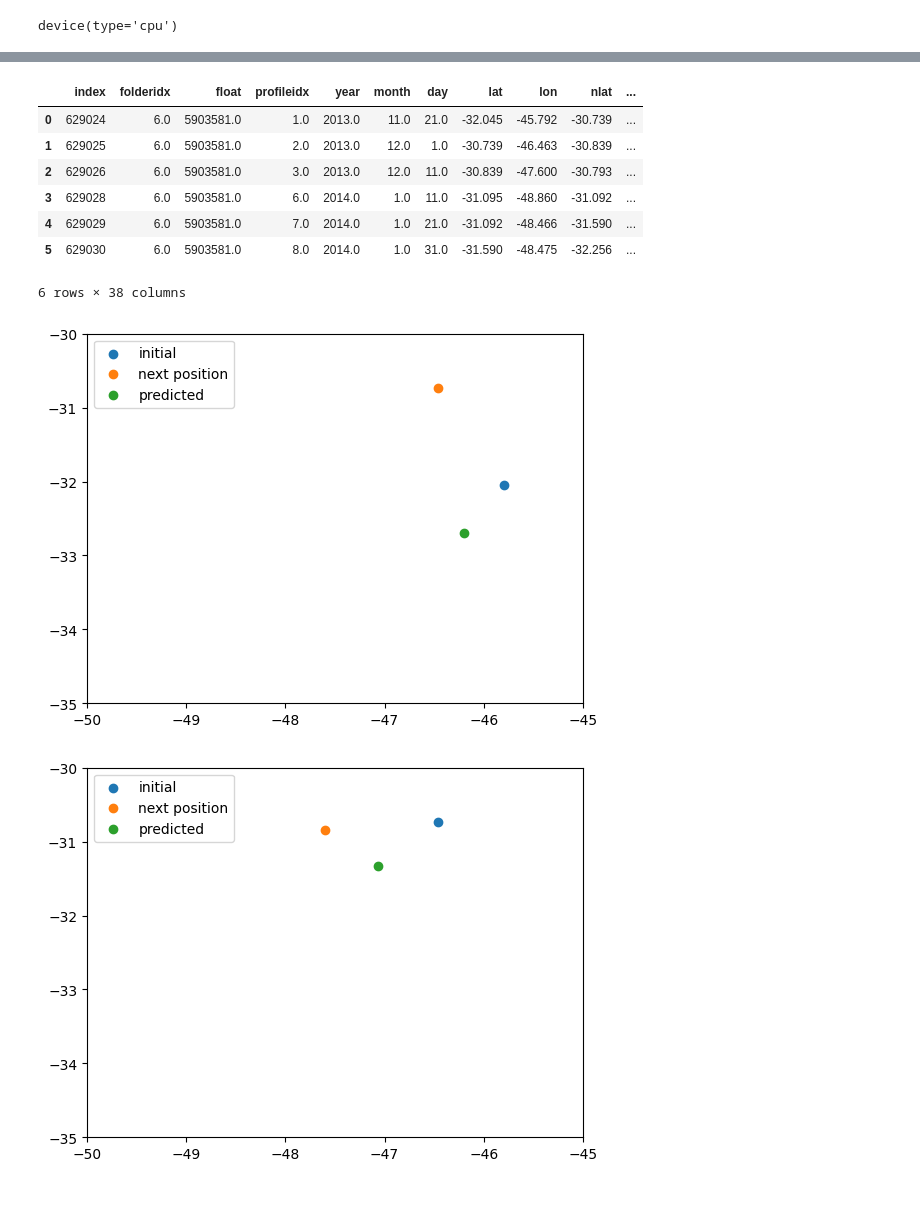
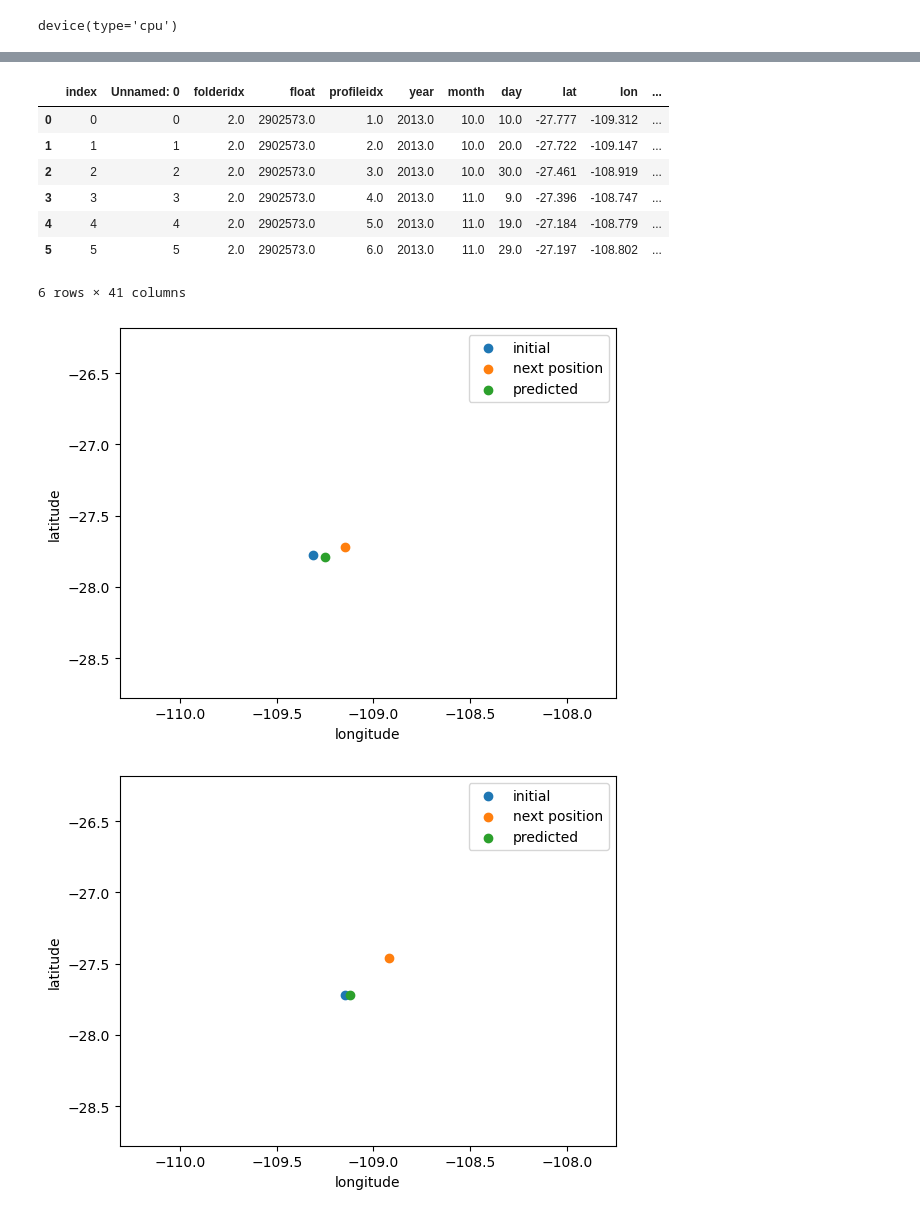
Before and after one commit to kalkulator413/argo_nn, a Jupyter notebook: train.ipynb, the cells around one changed output, grey strips where cells are left out. Cells and saved outputs as stored; diff of their text form; code cells hidden in the pictures.

Commit message:
update training code

```diff
--- a/train.ipynb
+++ b/train.ipynb
@@ -59,0 +30,4 @@ data
+# %%
+scales = [max(i) for i in np.abs(complete[['bath1', 'bath2']].to_numpy())]
+complete = complete.assign(bath1 = complete.get('bath1') / scales).assign(bath2 = complete.get('bath2') / scales)
+complete
@@ -142,19 +117,26 @@ X, Y = shuffle(X, Y)
 X_train, X_test, Y_train, Y_test = train_test_split(X, Y, test_size=0.2)
 # %%
 model = nn.Sequential(
-    nn.Linear(X.size()[1], 2)
+    nn.Linear(X.size()[1], 32),
+    nn.LeakyReLU(),
+    nn.Linear(32, 16),
+    nn.LeakyReLU(),
+    nn.Linear(16, 2)
 ).to(device)
-optimizer = torch.optim.SGD(model.parameters(), lr=0.01)
+optimizer = torch.optim.SGD(model.parameters(), lr=.1)
 criterion = nn.MSELoss()
 
+# todo: try different batch sizes
 losses = []
-for epoch in range(20):
+for epoch in range(10):
   optimizer.zero_grad()
-
-  guess = model(X_train)
-  loss = criterion(guess, Y_train)
-  loss.backward()
-  optimizer.step()
+  for i in range(len(X_train)):
+    x = X_train[i]
+    y = Y_train[i]
+    guess = model(x)
+    loss = criterion(guess, y)
+    loss.backward()
+    optimizer.step()
 
   losses.append(loss.cpu().detach().numpy())
 
@@ -169,34 +161,34 @@ test loss: 683.5501
 # %%
 # picking a contiguous sequence
-just_one = data[data.get('float') == 5903581.0].head(6)
-small_test = torch.tensor(just_one[['ts1', 'ts2', 'ts3', 'ts4', 'ts5', 'ts6', 'ts7', 'ts8', 'prev_dy', 'prev_dx']].to_numpy()).float().to(device)
-# small_test = torch.tensor(just_one[['ts1', 'ts2', 'ts3', 'ts4', 'ts5', 'ts6', 'ts7', 'ts8',
-#              'prev_ts1', 'prev_ts2', 'prev_ts3', 'prev_ts4', 'prev_ts5', 'prev_ts6',
-#              'prev_ts7', 'prev_ts8', 'prev_dy', 'prev_dx']].to_numpy()).float().to(device)
-# small_test = torch.tensor(just_one[['prev_dy', 'prev_dx']].to_numpy()).float().to(device)
+just_one = data[data.get('float') == 2902573.0].head(6)
+
+small_test = torch.tensor(just_one[chosen_params[:-2]].to_numpy()).float().to(device)
 pred = model(small_test).detach().numpy()
+# pred = model.predict(small_test)
 just_one = just_one.assign(pnlat = pred[:, 0] + just_one.get('lat'))
 just_one = just_one.assign(pnlon = pred[:, 1] + just_one.get('lon')).reset_index()
 just_one
 # %% [output]
-|  | index | folderidx | float | profileidx | year | month | day | lat | lon | nlat | ... |
-| 0 | 629024 | 6.0 | 5903581.0 | 1.0 | 2013.0 | 11.0 | 21.0 | -32.045 | -45.792 | -30.739 | ... |
-| 1 | 629025 | 6.0 | 5903581.0 | 2.0 | 2013.0 | 12.0 | 1.0 | -30.739 | -46.463 | -30.839 | ... |
-| 2 | 629026 | 6.0 | 5903581.0 | 3.0 | 2013.0 | 12.0 | 11.0 | -30.839 | -47.600 | -30.793 | ... |
-| 3 | 629028 | 6.0 | 5903581.0 | 6.0 | 2014.0 | 1.0 | 11.0 | -31.095 | -48.860 | -31.092 | ... |
-| 4 | 629029 | 6.0 | 5903581.0 | 7.0 | 2014.0 | 1.0 | 21.0 | -31.092 | -48.466 | -31.590 | ... |
-| 5 | 629030 | 6.0 | 5903581.0 | 8.0 | 2014.0 | 1.0 | 31.0 | -31.590 | -48.475 | -32.256 | ... |
+|  | index | Unnamed: 0 | folderidx | float | profileidx | year | month | day | lat | lon | ... |
+| 0 | 0 | 0 | 2.0 | 2902573.0 | 1.0 | 2013.0 | 10.0 | 10.0 | -27.777 | -109.312 | ... |
+| 1 | 1 | 1 | 2.0 | 2902573.0 | 2.0 | 2013.0 | 10.0 | 20.0 | -27.722 | -109.147 | ... |
+| 2 | 2 | 2 | 2.0 | 2902573.0 | 3.0 | 2013.0 | 10.0 | 30.0 | -27.461 | -108.919 | ... |
+| 3 | 3 | 3 | 2.0 | 2902573.0 | 4.0 | 2013.0 | 11.0 | 9.0 | -27.396 | -108.747 | ... |
+| 4 | 4 | 4 | 2.0 | 2902573.0 | 5.0 | 2013.0 | 11.0 | 19.0 | -27.184 | -108.779 | ... |
+| 5 | 5 | 5 | 2.0 | 2902573.0 | 6.0 | 2013.0 | 11.0 | 29.0 | -27.197 | -108.802 | ... |
-6 rows × 38 columns
+6 rows × 41 columns
 # %%
 for i in range(just_one.shape[0]):
   y_plot = [just_one.get('lat')[i], just_one.get('nlat')[i], just_one.get('pnlat')[i]]
   x_plot = [just_one.get('lon')[i], just_one.get('nlon')[i], just_one.get('pnlon')[i]]
   for j in range(3):
     plt.scatter(x_plot[j], y_plot[j])
   plt.legend(['initial', 'next position', 'predicted'])
-  plt.xlim((-50, -45))
-  plt.ylim((-35, -30))
+  plt.xlim((just_one.get('lon').min()-1, just_one.get('lon').max()+1))
+  plt.ylim((just_one.get('lat').min()-1, just_one.get('lat').max()+1))
+  plt.xlabel('longitude')
+  plt.ylabel('latitude')
   plt.show()
 # %% [output]
-[figure, old version]
+[figure, new version]
-[figure, old version]
+[figure, new version]
```
Also changed, not shown: parts of 13 cells of this notebook.
